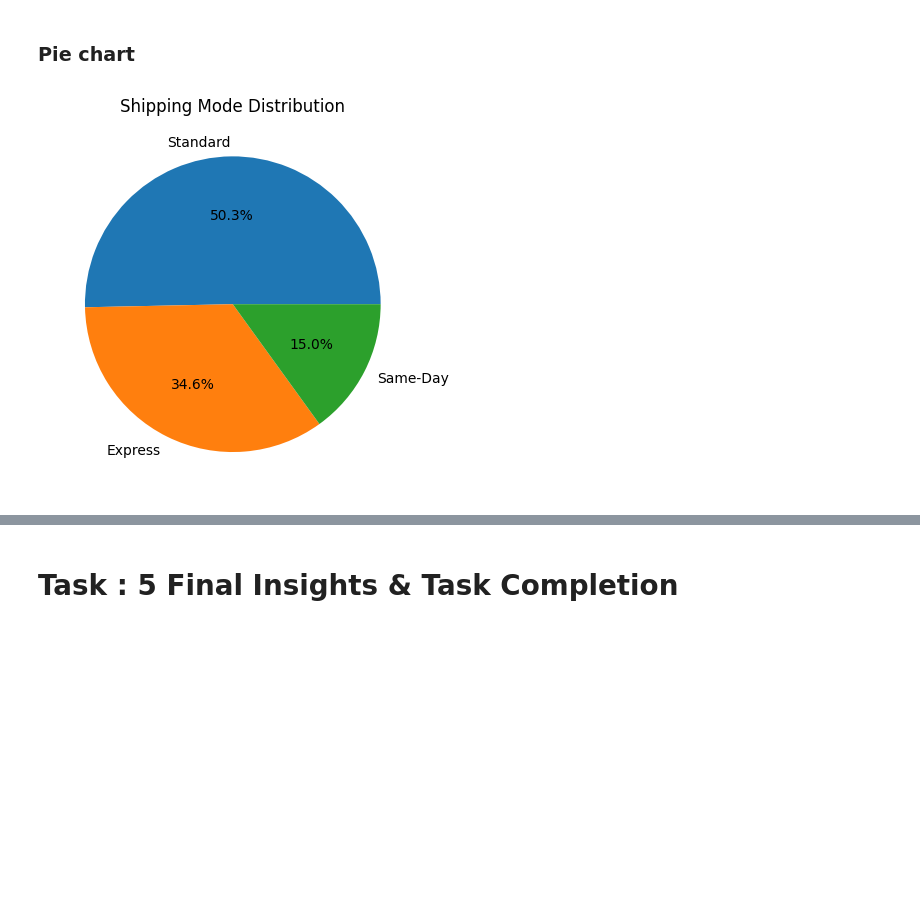
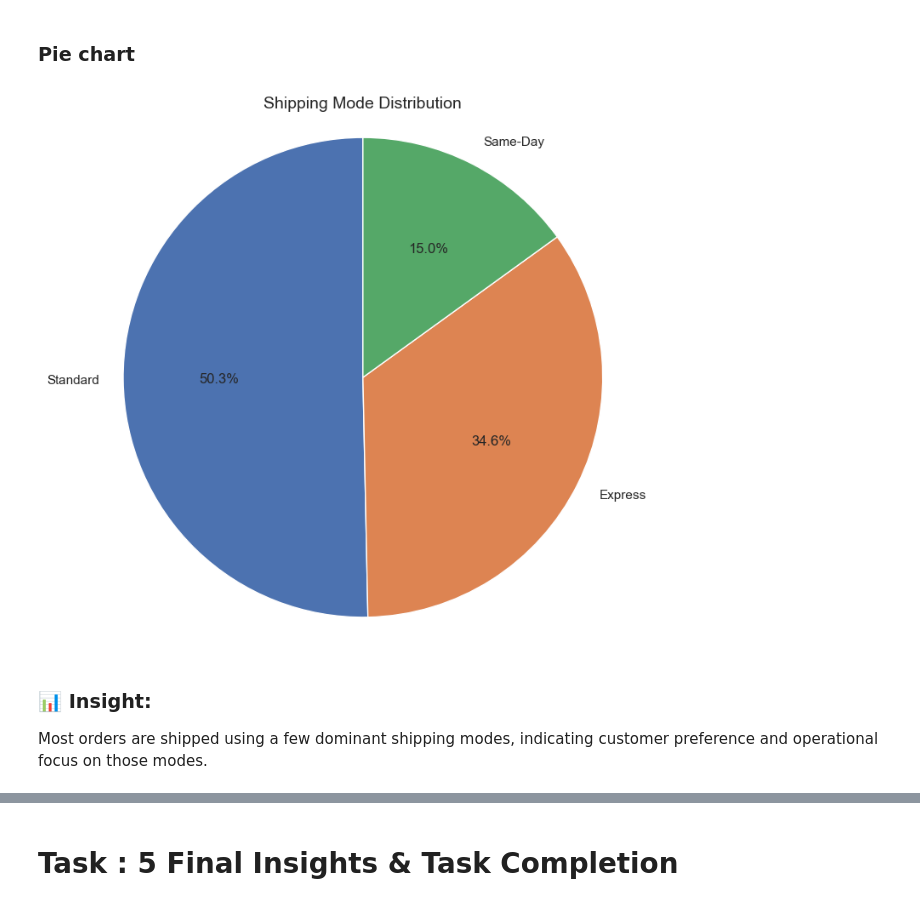
Before and after one commit to isamaliya16/E_Commerce_Logistics_Data_Analysis_Project, a Jupyter notebook: Ayush_Isamaliya_11225_PythonAnalzers.ipynb, the cells around one changed output, grey strips where cells are left out. Drawn from its saved outputs; the diff is of its cells as text; code cells hidden in the pictures; blank space fills up the shorter version.

```diff
--- a/Ayush_Isamaliya_11225_PythonAnalzers.ipynb
+++ b/Ayush_Isamaliya_11225_PythonAnalzers.ipynb
@@ -10,9 +23,19 @@
 # %%
 import numpy as np
 import pandas as pd
+
 import matplotlib.pyplot as plt
 import seaborn as sns
+
+%matplotlib inline
+sns.set(style="whitegrid")
 # %% [markdown]
 ### Load dataset
 # %%
-df = pd.read_csv('Ecommerce_Logistics_and_Delivery_Gigantic.csv')
+import pandas as pd
+
+try:
+    df = pd.read_csv("Ecommerce_Logistics_and_Delivery_Gigantic.csv")
+    print("Dataset loaded successfully.")
+except FileNotFoundError:
+    print("File not found. Please check the file path.")
@@ -295,10 +360,23 @@ plt.show()
 # %% [markdown]
 ### Pie chart
 # %%
-df['Shipping_Mode'].value_counts().plot(kind='pie', autopct='%1.1f%%')
-plt.title("Shipping Mode Distribution")
-plt.ylabel("")
+# Plot a pie chart to show the distribution of different shipping modes
+plt.figure(figsize=(8, 8))
+
+df['Shipping_Mode'].value_counts().plot(
+    kind='pie',
+    autopct='%1.1f%%',
+    startangle=90
+)
+
+plt.title("Shipping Mode Distribution", fontsize=14)
+plt.ylabel("")  # Remove unnecessary y-axis label
+plt.axis('equal')  # Ensures the pie chart is circular
+
 plt.show()
 # %% [output]
-[figure, old version]
+[figure, new version]
+# %% [markdown]
+### 📊 Insight:
+Most orders are shipped using a few dominant shipping modes, indicating customer preference and operational focus on those modes.
 # %%
```
Also changed, not shown: parts of 23 cells of this notebook.
